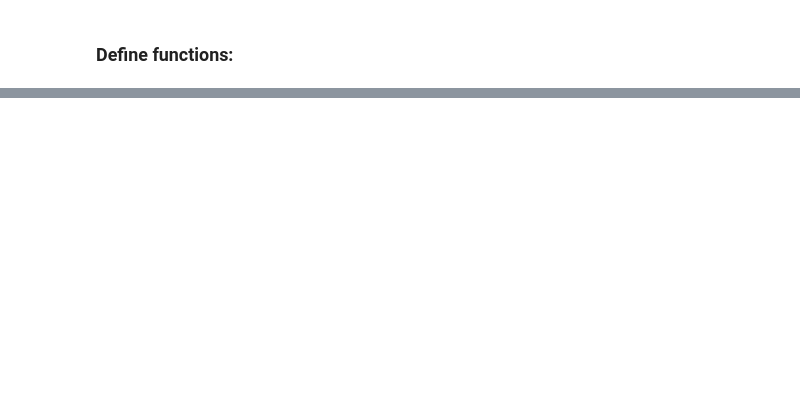
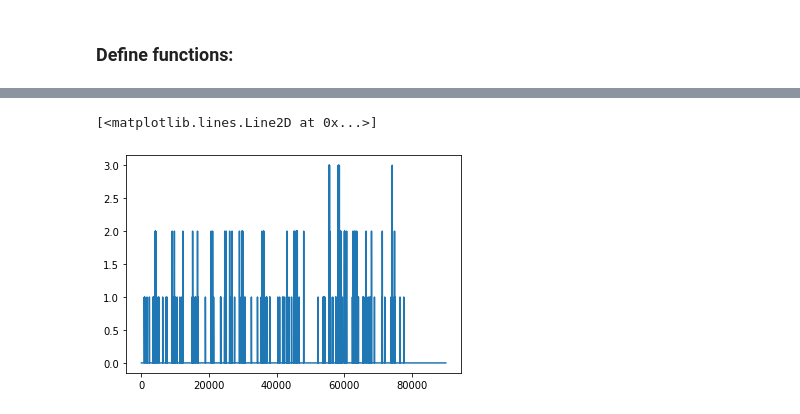
Before and after one commit to jncarpen/egoHC, a Jupyter notebook: behaVid.ipynb, the cells around one changed output, grey strips where cells are left out. Saved outputs shown, nothing was run; the diff lists cells and outputs as text; code cells hidden in the pictures; blank space fills up the shorter version.

```diff
--- a/behaVid.ipynb
+++ b/behaVid.ipynb
@@ -141,12 +219,10 @@ def plotBehavior(led, window, info):
 # %%
-# pull out data for current session > neuron
+def genImage(matfile, sessNum, unitNum):
+    # generate & save .png
 
-# for sessNum in range(0,len(pos)-1): # through sessions
-for sessNum in range(0,1):
     SpikeTrain = matfile["SpikeTrain"][0][sessNum][0]
-    for unitNum in range(0,len(SpikeTrain[sessNum][0])): #through units
-        window, spikesNow, info = getUnitData(matfile, sessNum, unitNum)
-#         for t in range(0,len(time)-1): # through timestamps
-        for timePoint in range(0,10):
-            time, led = getTimePt(matfile, sessNum, timePoint)
-            plotBehavior(led, window, info)
+    window, spikesNow, info = getUnitData(matfile, sessNum, unitNum)
+
+    for timePoint in range(0,len(spikesNow)): # fix this
+        time, led = getTimePt(matfile, sessNum, timePoint)
+        plotBehavior(led, window, info)
@@ -152,0 +257,9 @@ for sessNum in range(0,1):
+# %%
+# sigma = standard deviation of gaussian
+import scipy.ndimage as img
+
+test = img.gaussian_filter1d(np.transpose(spikesNow), 2)
+plt.plot(spikesNow)
+# %% [output]
+[<matplotlib.lines.Line2D at 0x...>]
+[figure, added]
```
Also changed, not shown: parts of 17 cells of this notebook, 2 other files.
